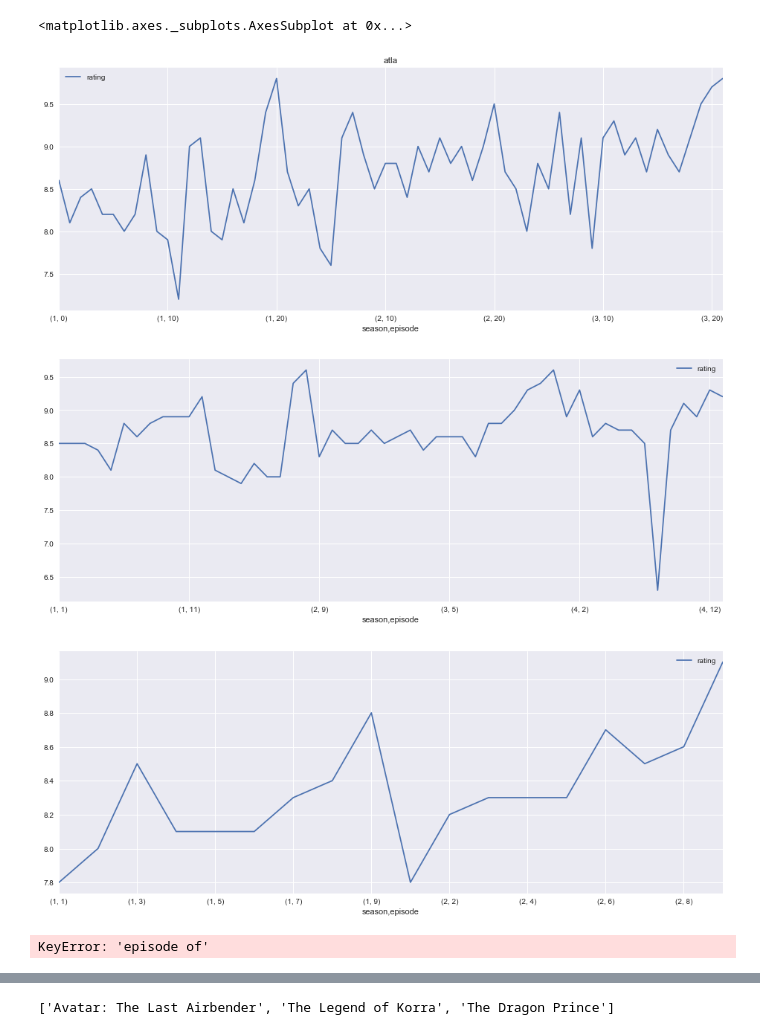
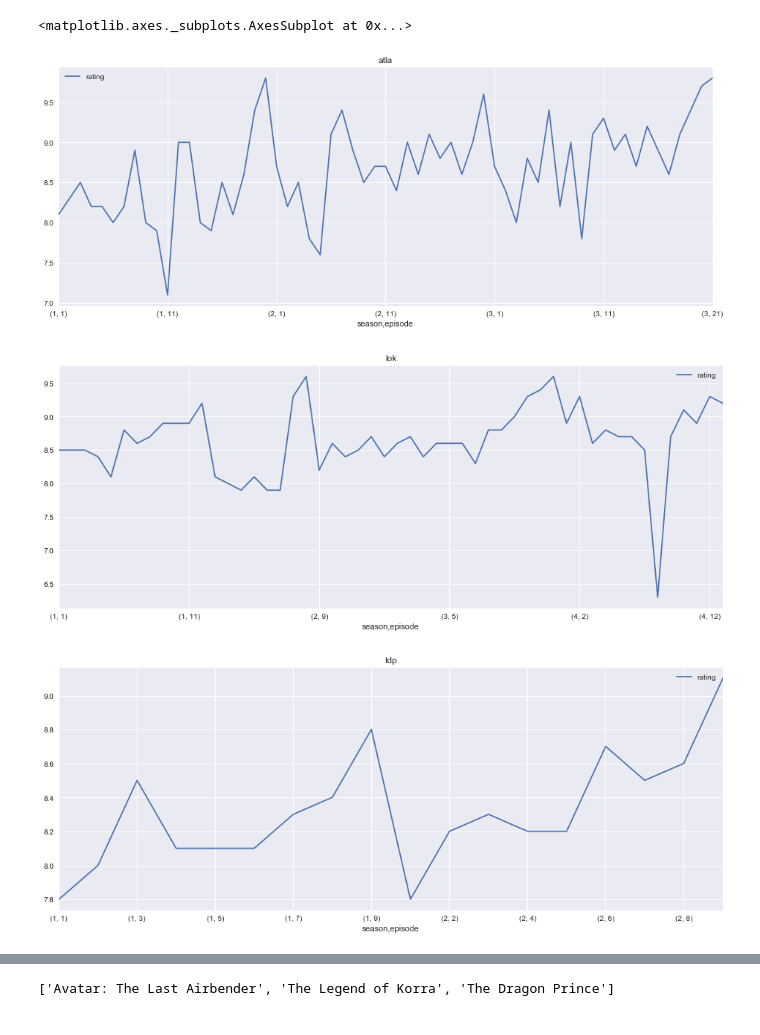
Before and after one commit to JohnErnestBonanno/Media_Analysis, a Jupyter notebook: Avatar_EDA.ipynb, the cells around one changed output, grey strips where cells are left out. Drawn from its saved outputs; the diff is of its cells as text; code cells hidden in the pictures.

```diff
--- a/Avatar_EDA.ipynb
+++ b/Avatar_EDA.ipynb
@@ -165,18 +159,20 @@ Name: rating, Length: 132, dtype: float64
 # %%
-df2 = df[['episode of','season','episode','rating']].pivot_table(index = ['episode of','season','episode']).copy()
+df2 = df[['show_code','season','episode','rating']].pivot_table(index = ['show_code','season','episode']).copy()
 # %%
 # I did it! Wonder how it woudl look relative to creating a new column with s1-ep1
 # need to make this a bigger and wider...
 #plt.figure(figsize = (16,6))
-df2.loc['Avatar: The Last Airbender'].plot(figsize = (16,6), title = 'atla')
-df2.loc['The Legend of Korra'].plot(figsize = (16,6))
-df2.loc['The Dragon Prince'].plot(figsize = (16,6))
+df2.loc['atla'].plot(figsize = (16,6), title = 'atla')
+df2.loc['lok'].plot(figsize = (16,6), title = 'lok')
+df2.loc['tdp'].plot(figsize = (16,6), title = 'tdp')
+
+#Show observations
+
+#atla: tends to hit a relative low point once each season and peaks towards the end of the season
+#lok: single episode they really like in season 4
+#tdp: tended to get better over time
 # %% [output]
 <matplotlib.axes._subplots.AxesSubplot at 0x...>
-[figure, old version]
+[figure, new version]
-[figure, old version]
+[figure, new version]
-[figure, old version]
+[figure, new version]
-# %%
-df2[df2['episode of']== 'Avatar: The Last Airbender']
-# %% [output]
-KeyError: 'episode of'
```
Also changed, not shown: parts of 40 cells of this notebook.
